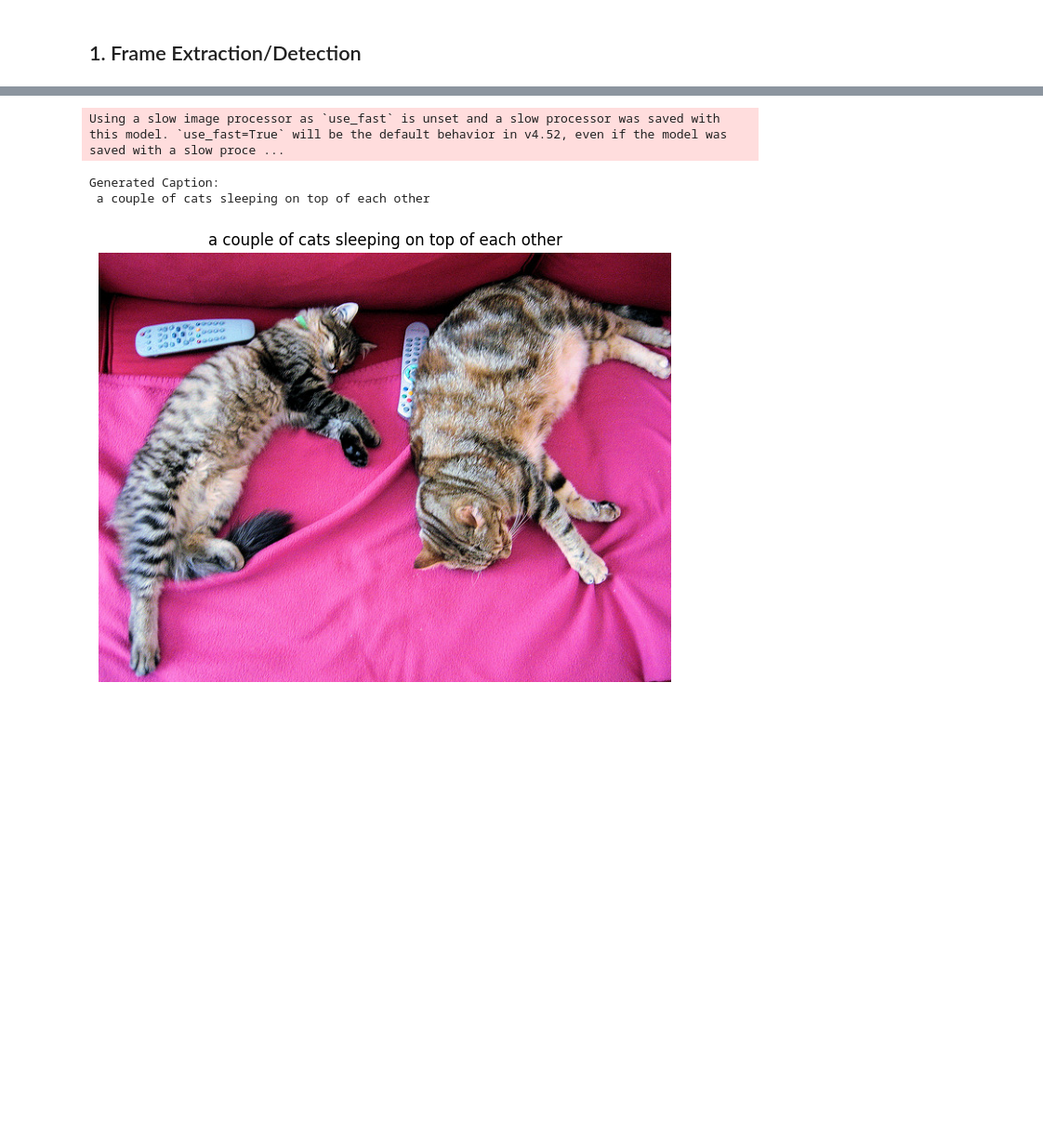
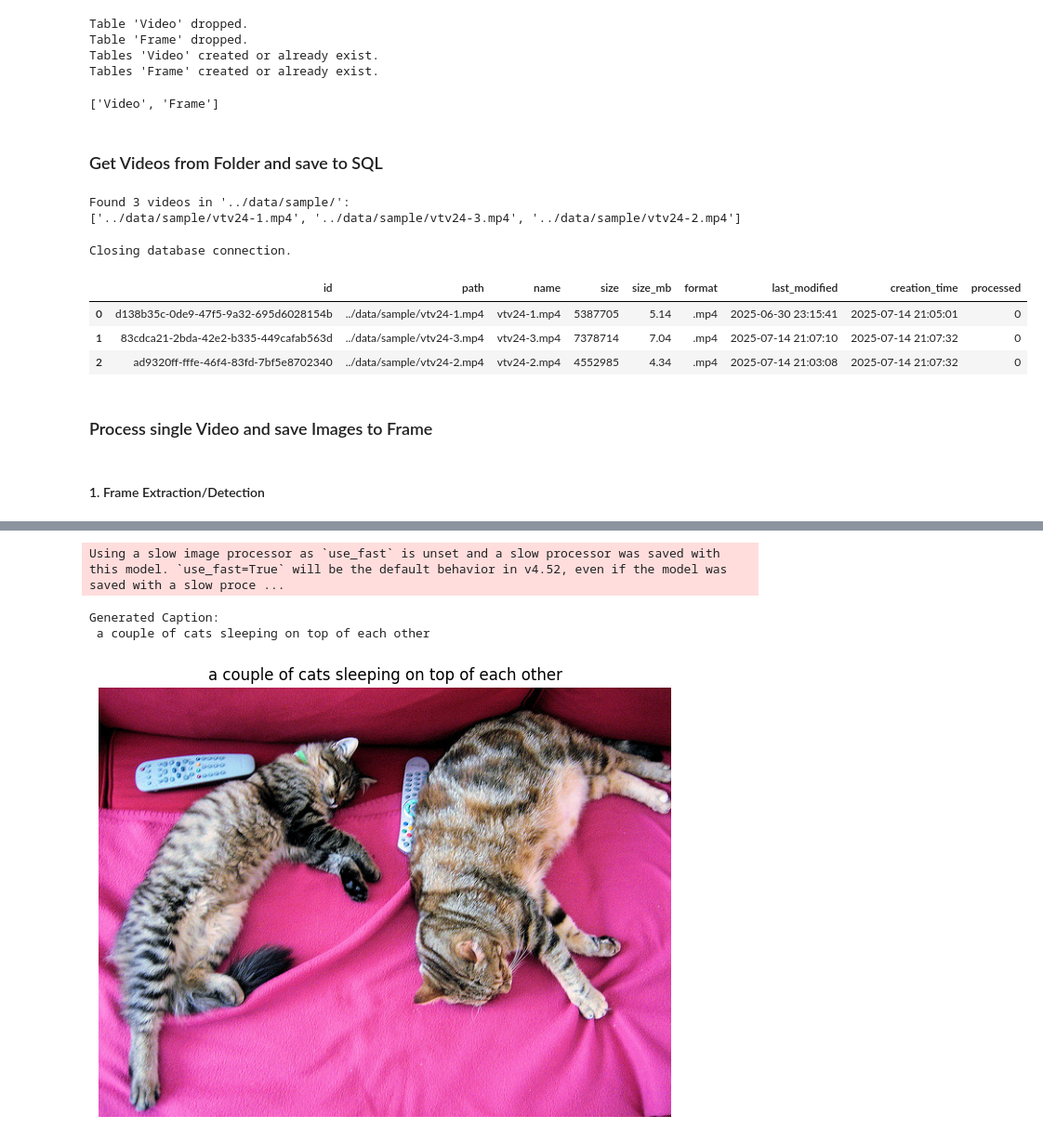
Before and after one commit to tuanna712/PixeFlow, a Jupyter notebook: prep/main_prep.ipynb, the cells around one changed output, grey strips where cells are left out. Shown at 93% size. Saved outputs shown, nothing was run; the diff lists cells and outputs as text; code cells hidden in the pictures; blank space fills up the shorter version.

```diff
--- a/prep/main_prep.ipynb
+++ b/prep/main_prep.ipynb
@@ -23,0 +1,35 @@ image_base64 = image_to_base64(image)
+# %%
+import requests, sys
+from pathlib import Path
+sys.path.append(str(Path('main_prep.ipynb').resolve().parents[1]))
+from prep.params import SQLITE_PATH
+from prep.sqlitedb import SQLStore
+
+db = SQLStore(SQLITE_PATH)
+
+db.create_video_table()
+db.create_frame_table()
+
+db.get_table_names()
+# %% [output]
+Table 'Video' dropped.
+Table 'Frame' dropped.
+Tables 'Video' created or already exist.
+Tables 'Frame' created or already exist.
+['Video', 'Frame']
+# %% [markdown]
+### Get Videos from Folder and save to SQL
+# %%
+from base import DataDirectory, Video
+video_path = '../data/sample/'
+Data_dir = DataDirectory(video_path)
+
+found_videos = Data_dir.search_videos()
+
+print(f"Found {len(found_videos)} videos in '{video_path}':")
+print(found_videos[:5])
+
+Video_list = [Video(video) for video in found_videos]
+# %% [output]
+Found 3 videos in '../data/sample/':
+['../data/sample/vtv24-1.mp4', '../data/sample/vtv24-3.mp4', '../data/sample/vtv24-2.mp4']
@@ -24,4 +50,18 @@ image_base64 = image_to_base64(image)
+# %%
+import pandas as pd
+videos = db.fetch_videos()
+db.close()
+df_videos = pd.DataFrame(videos, columns=['id', 'path', 'name', 'size', 'size_mb', 'format', 'last_modified', 'creation_time', 'processed'])
+df_videos.head()
+# %% [output]
+Closing database connection.
+|  | id | path | name | size | size_mb | format | last_modified | creation_time | processed |
+| 0 | d138b35c-0de9-47f5-9a32-695d6028154b | ../data/sample/vtv24-1.mp4 | vtv24-1.mp4 | 5387705 | 5.14 | .mp4 | 2025-06-30 23:15:41 | 2025-07-14 21:05:01 | 0 |
+| 1 | 83cdca21-2bda-42e2-b335-449cafab563d | ../data/sample/vtv24-3.mp4 | vtv24-3.mp4 | 7378714 | 7.04 | .mp4 | 2025-07-14 21:07:10 | 2025-07-14 21:07:32 | 0 |
+| 2 | ad9320ff-fffe-46f4-83fd-7bf5e8702340 | ../data/sample/vtv24-2.mp4 | vtv24-2.mp4 | 4552985 | 4.34 | .mp4 | 2025-07-14 21:03:08 | 2025-07-14 21:07:32 | 0 |
+# %% [markdown]
+### Process single Video and save Images to Frame
 # %% [markdown]
-## 1. Frame Extraction/Detection
+#### 1. Frame Extraction/Detection
 # %%
 from prep.params import SQLITE_PATH
```
Also changed, not shown: parts of 15 cells of this notebook, 4 other files.
